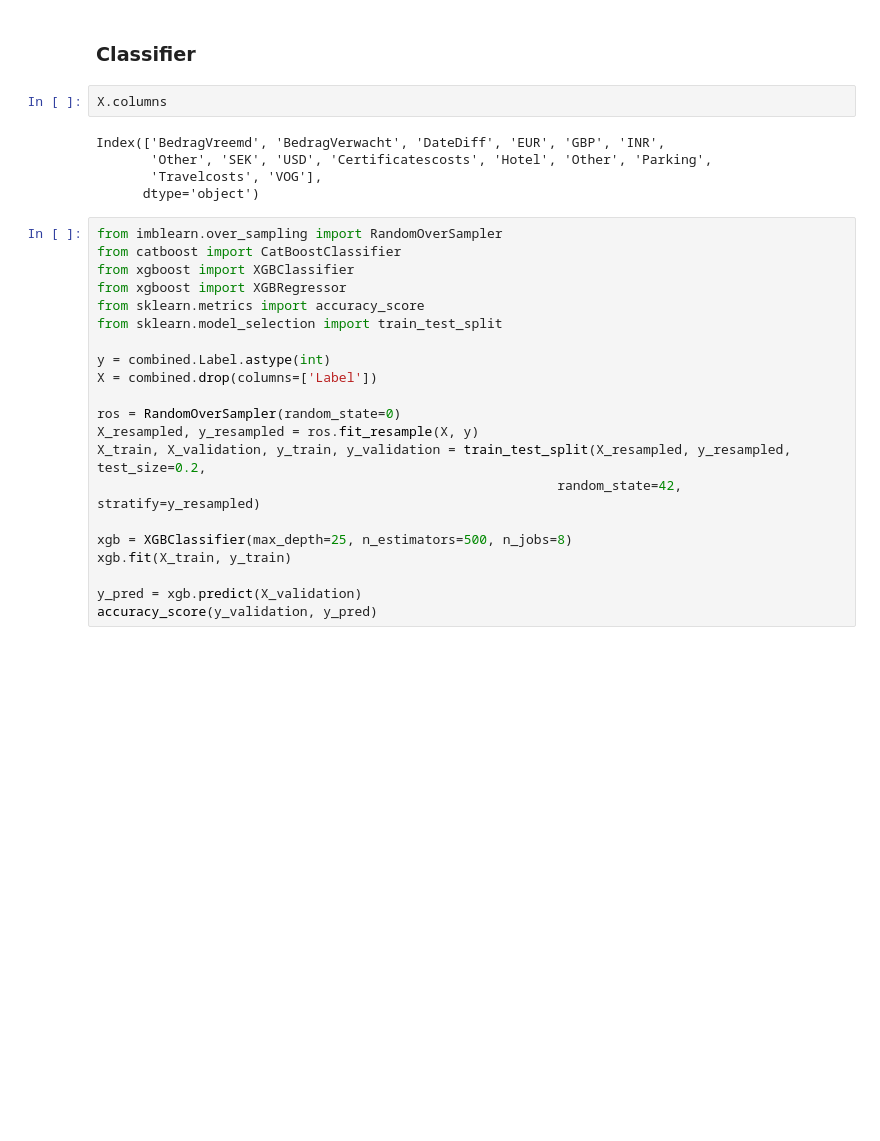
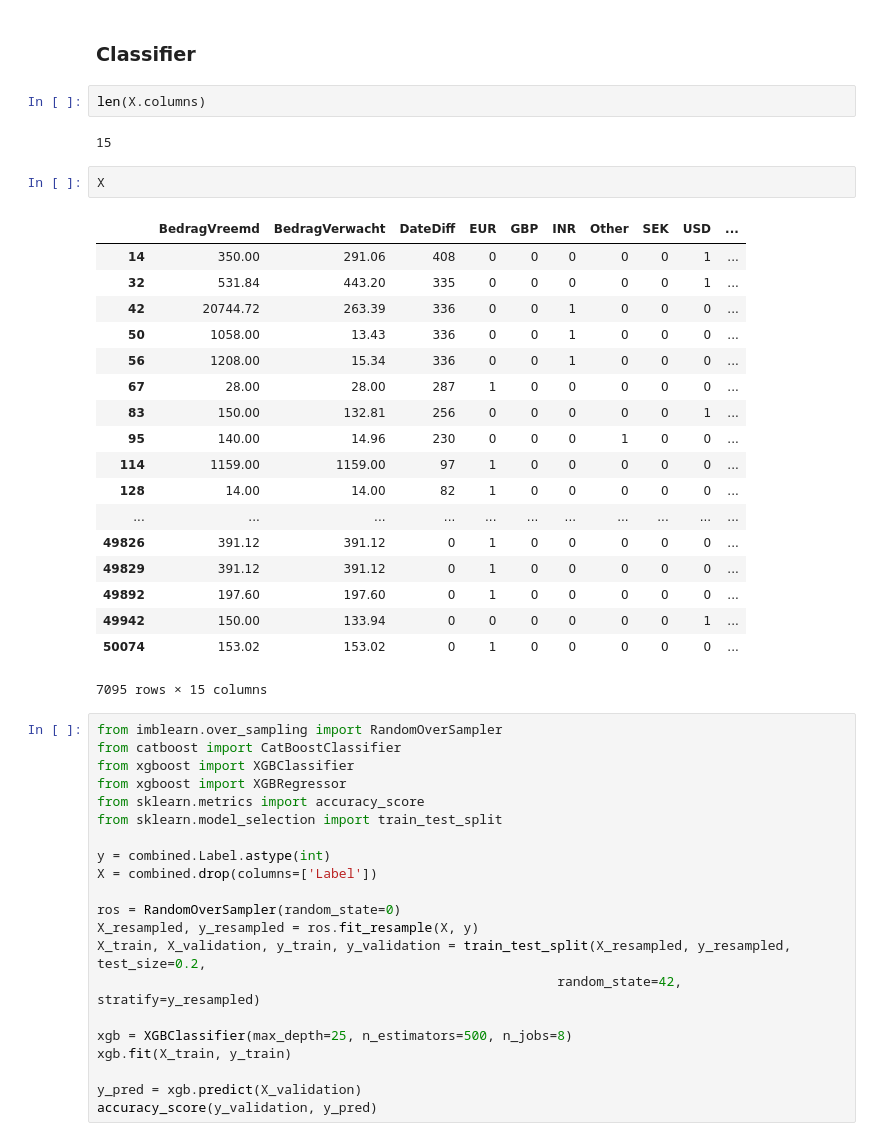
Before and after one commit to RaviShivam/HackDelft2019-server, a Jupyter notebook: hashtag_backend_inference.ipynb, the cells around one changed output. Saved outputs shown, nothing was run; the diff lists cells and outputs as text; blank space fills up the shorter version.

```diff
--- a/hashtag_backend_inference.ipynb
+++ b/hashtag_backend_inference.ipynb
@@ -61,13 +61,31 @@ combined = pd.concat([data[['BedragVreemd', 'BedragVerwacht', 'Label', 'DateDiff
            pd.get_dummies(data.Categorie)], axis=1)
 # %% [markdown]
 ### Classifier
+# %%
+len(X.columns)
+# %% [output]
+15
 # %%
-X.columns
+X
 # %% [output]
+|  | BedragVreemd | BedragVerwacht | DateDiff | EUR | GBP | INR | Other | SEK | USD | ... |
+| 14 | 350.00 | 291.06 | 408 | 0 | 0 | 0 | 0 | 0 | 1 | ... |
+| 32 | 531.84 | 443.20 | 335 | 0 | 0 | 0 | 0 | 0 | 1 | ... |
+| 42 | 20744.72 | 263.39 | 336 | 0 | 0 | 1 | 0 | 0 | 0 | ... |
+| 50 | 1058.00 | 13.43 | 336 | 0 | 0 | 1 | 0 | 0 | 0 | ... |
+| 56 | 1208.00 | 15.34 | 336 | 0 | 0 | 1 | 0 | 0 | 0 | ... |
+| 67 | 28.00 | 28.00 | 287 | 1 | 0 | 0 | 0 | 0 | 0 | ... |
+| 83 | 150.00 | 132.81 | 256 | 0 | 0 | 0 | 0 | 0 | 1 | ... |
+| 95 | 140.00 | 14.96 | 230 | 0 | 0 | 0 | 1 | 0 | 0 | ... |
+| 114 | 1159.00 | 1159.00 | 97 | 1 | 0 | 0 | 0 | 0 | 0 | ... |
+| 128 | 14.00 | 14.00 | 82 | 1 | 0 | 0 | 0 | 0 | 0 | ... |
+| ... | ... | ... | ... | ... | ... | ... | ... | ... | ... | ... |
+| 49826 | 391.12 | 391.12 | 0 | 1 | 0 | 0 | 0 | 0 | 0 | ... |
+| 49829 | 391.12 | 391.12 | 0 | 1 | 0 | 0 | 0 | 0 | 0 | ... |
+| 49892 | 197.60 | 197.60 | 0 | 1 | 0 | 0 | 0 | 0 | 0 | ... |
+| 49942 | 150.00 | 133.94 | 0 | 0 | 0 | 0 | 0 | 0 | 1 | ... |
+| 50074 | 153.02 | 153.02 | 0 | 1 | 0 | 0 | 0 | 0 | 0 | ... |
-Index(['BedragVreemd', 'BedragVerwacht', 'DateDiff', 'EUR', 'GBP', 'INR',
-       'Other', 'SEK', 'USD', 'Certificatescosts', 'Hotel', 'Other', 'Parking',
-       'Travelcosts', 'VOG'],
-      dtype='object')
+7095 rows × 15 columns
 # %%
 from imblearn.over_sampling import RandomOverSampler
 from catboost import CatBoostClassifier
```
Also changed, not shown: 2 other files.
